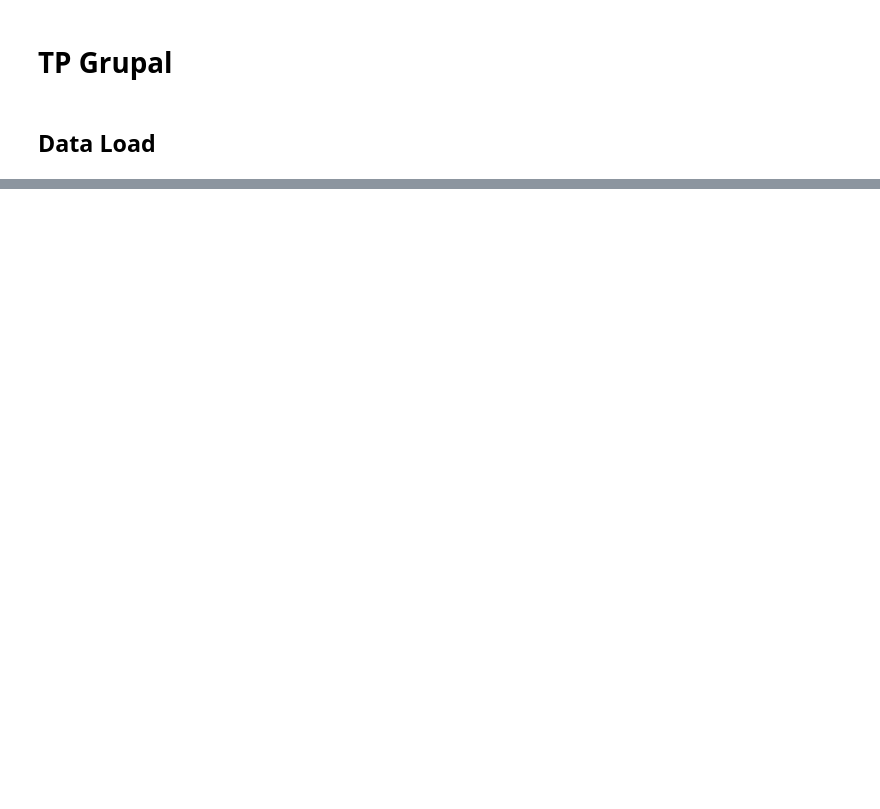
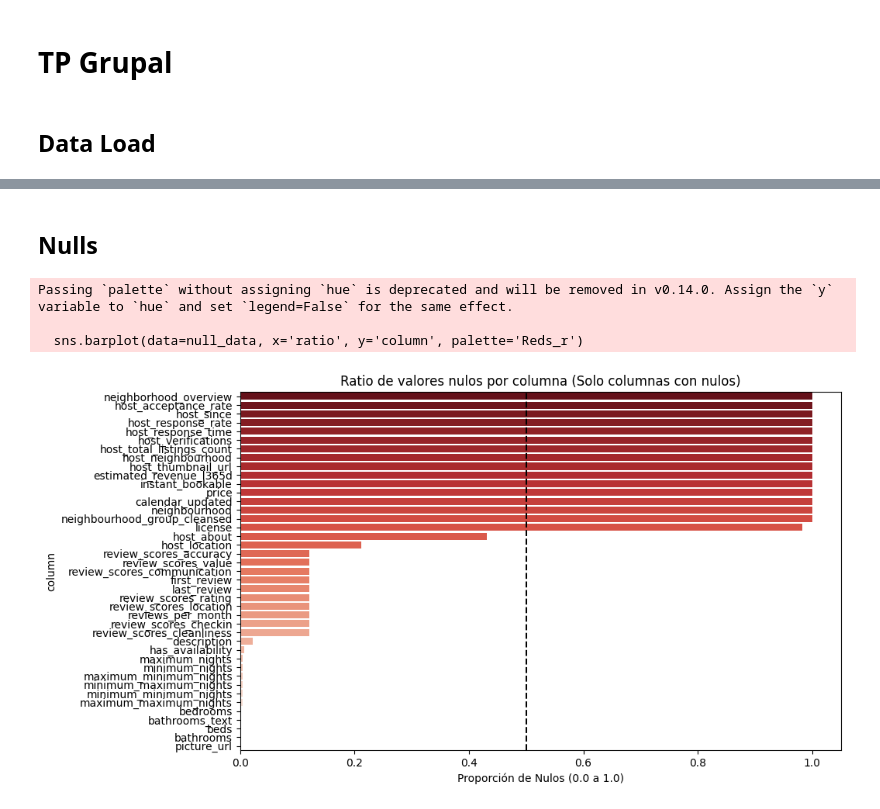
Before and after one commit to AndresMontesDeOca/Analisis-de-Datos, a Jupyter notebook: TP_Grupal.ipynb, the cells around one changed output, grey strips where cells are left out. Saved outputs shown, nothing was run; the diff lists cells and outputs as text; code cells hidden in the pictures; blank space fills up the shorter version.

```diff
--- a/TP_Grupal.ipynb
+++ b/TP_Grupal.ipynb
@@ -39,0 +45,23 @@ None
+# %% [markdown]
+## Nulls
+# %%
+
+# 1. Preparar los datos
+null_data = data.isnull().mean().reset_index()
+null_data.columns = ['column', 'ratio']
+null_data = null_data[null_data['ratio'] > 0].sort_values('ratio', ascending=False)
+
+# 2. Plotear
+plt.figure(figsize=(10, 6))
+sns.barplot(data=null_data, x='ratio', y='column', palette='Reds_r')
+
+# Añadimos una línea guía para el 50% o 70% (umbral común para borrar columnas)
+plt.axvline(0.5, color='black', linestyle='--')
+plt.title('Ratio de valores nulos por columna (Solo columnas con nulos)')
+plt.xlabel('Proporción de Nulos (0.0 a 1.0)')
+plt.show()
+# %% [output]
+Passing `palette` without assigning `hue` is deprecated and will be removed in v0.14.0. Assign the `y` variable to `hue` and set `legend=False` for the same effect.
+
+  sns.barplot(data=null_data, x='ratio', y='column', palette='Reds_r')
+[figure, added]
```
Also changed, not shown: parts of 3 cells of this notebook.
